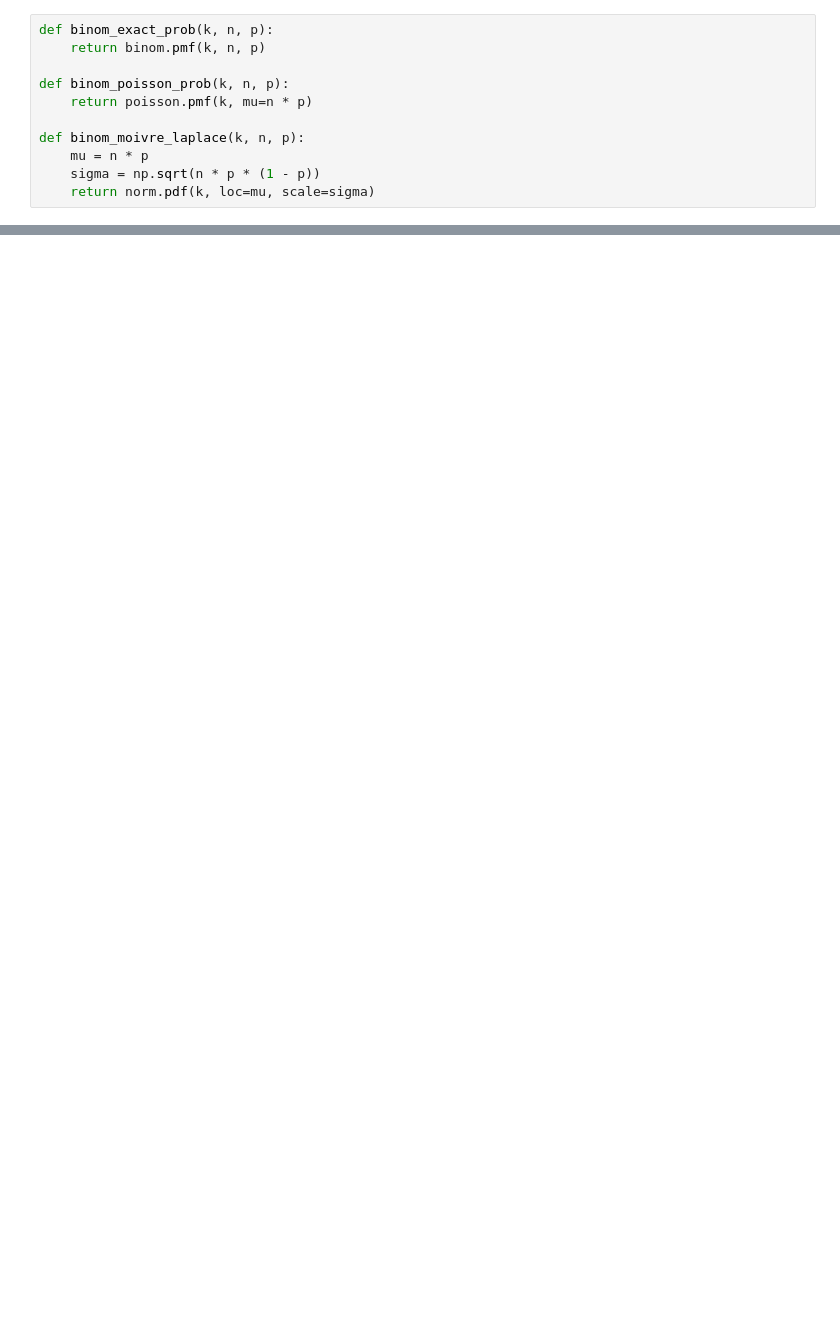
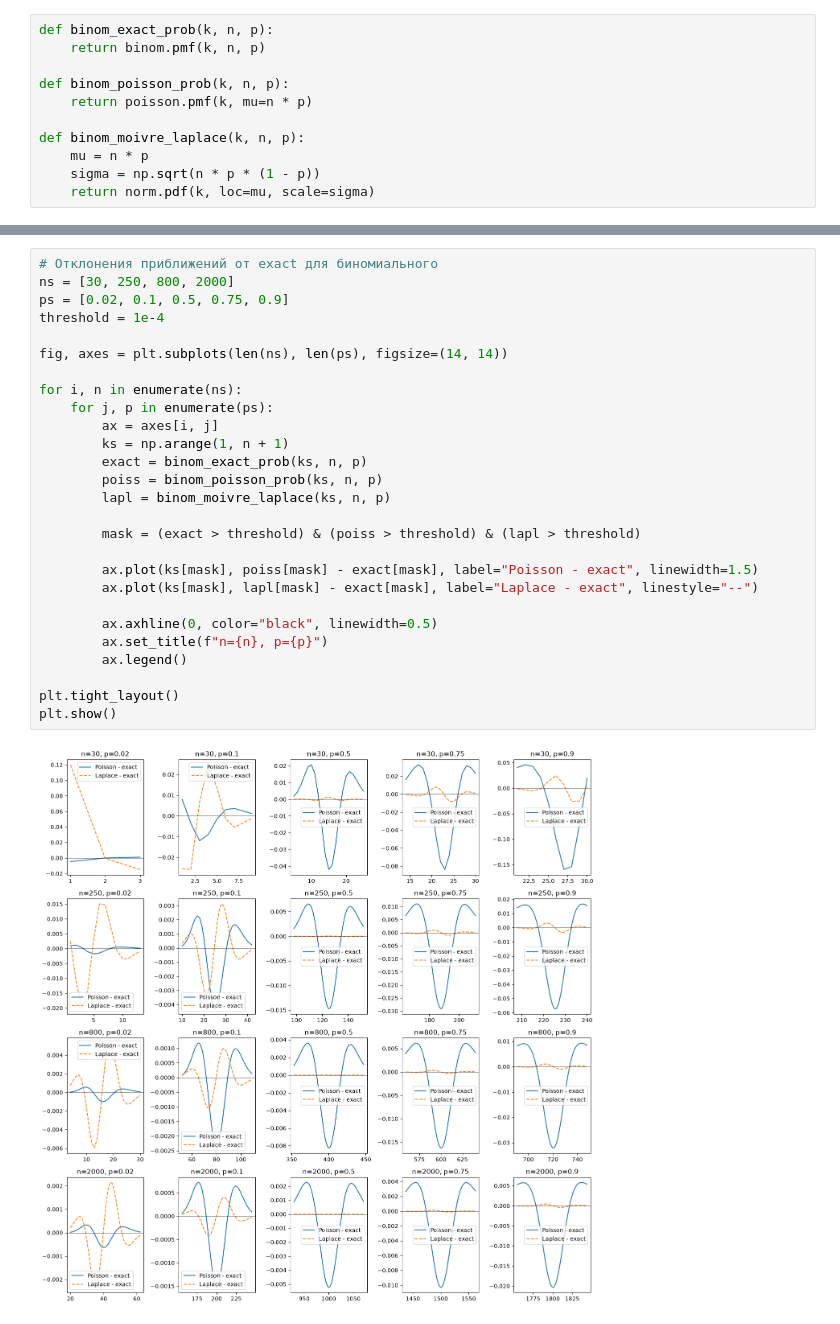
Before and after one commit to ilyakosstin/proba_billy_tea_1, a Jupyter notebook: 4/solution.ipynb, the cells around one changed output, grey strips where cells are left out. Saved outputs shown, nothing was run; the diff lists cells and outputs as text; blank space fills up the shorter version.

```diff
--- a/4/solution.ipynb
+++ b/4/solution.ipynb
@@ -60,0 +129,29 @@ plt.show()
+# %%
+# Отклонения приближений от exact для биномиального
+ns = [30, 250, 800, 2000]
+ps = [0.02, 0.1, 0.5, 0.75, 0.9]
+threshold = 1e-4
+
+fig, axes = plt.subplots(len(ns), len(ps), figsize=(14, 14))
+
+for i, n in enumerate(ns):
+    for j, p in enumerate(ps):
+        ax = axes[i, j]
+        ks = np.arange(1, n + 1)
+        exact = binom_exact_prob(ks, n, p)
+        poiss = binom_poisson_prob(ks, n, p)
+        lapl = binom_moivre_laplace(ks, n, p)
+
+        mask = (exact > threshold) & (poiss > threshold) & (lapl > threshold)
+
+        ax.plot(ks[mask], poiss[mask] - exact[mask], label="Poisson - exact", linewidth=1.5)
+        ax.plot(ks[mask], lapl[mask] - exact[mask], label="Laplace - exact", linestyle="--")
+
+        ax.axhline(0, color="black", linewidth=0.5)
+        ax.set_title(f"n={n}, p={p}")
+        ax.legend()
+
+plt.tight_layout()
+plt.show()
+# %% [output]
+[figure, added]
```
Also changed, not shown: parts of 7 cells of this notebook, 2 other files.
